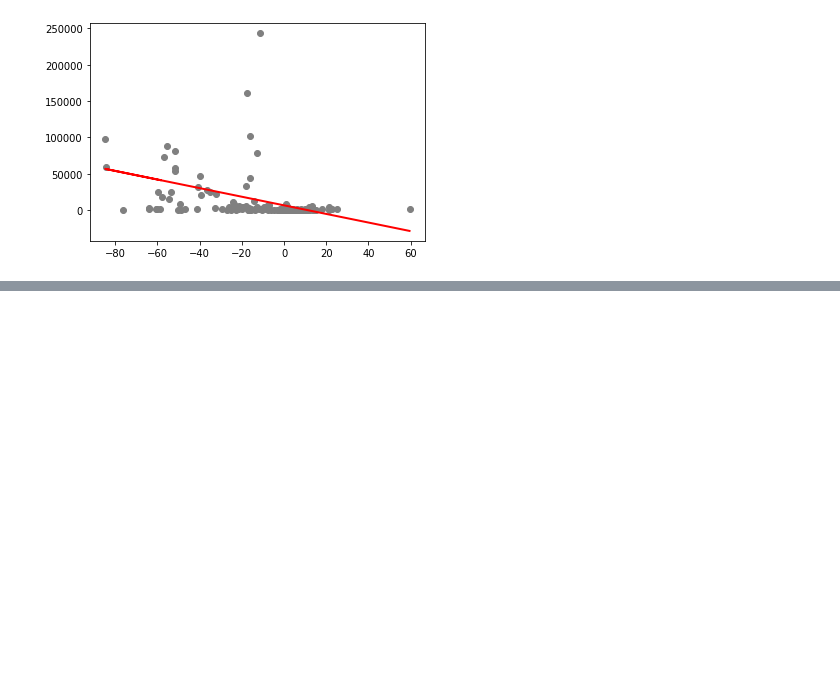
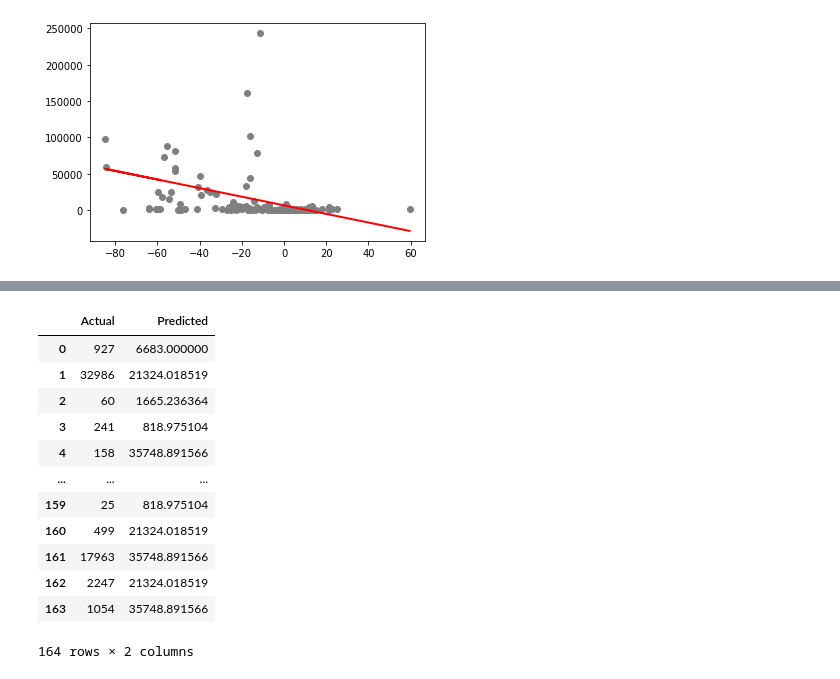
Before and after one commit to leonormsousa/IART_1920, a Jupyter notebook: Proj2/proj.ipynb, the cells around one changed output, grey strips where cells are left out. Drawn from its saved outputs; the diff is of its cells as text; code cells hidden in the pictures; blank space fills up the shorter version.

```diff
--- a/Proj2/proj.ipynb
+++ b/Proj2/proj.ipynb
@@ -116,0 +153,17 @@ plt.show()
+# %%
+df = pd.DataFrame({'Actual': y_test.flatten(), 'Predicted': y_2.flatten()})
+df
+# %% [output]
+|  | Actual | Predicted |
+| 0 | 927 | 6683.000000 |
+| 1 | 32986 | 21324.018519 |
+| 2 | 60 | 1665.236364 |
+| 3 | 241 | 818.975104 |
+| 4 | 158 | 35748.891566 |
+| ... | ... | ... |
+| 159 | 25 | 818.975104 |
+| 160 | 499 | 21324.018519 |
+| 161 | 17963 | 35748.891566 |
+| 162 | 2247 | 21324.018519 |
+| 163 | 1054 | 35748.891566 |
+164 rows × 2 columns
```
Also changed, not shown: parts of 5 cells of this notebook.
